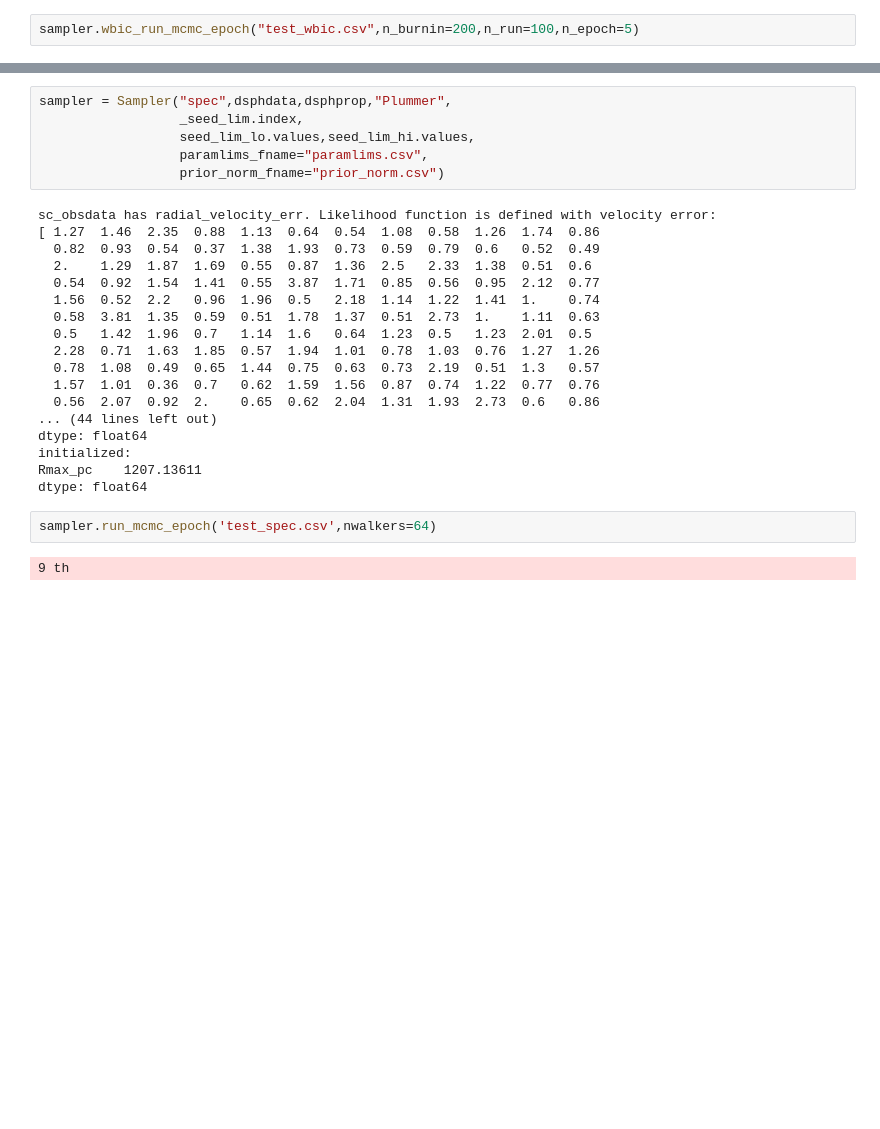
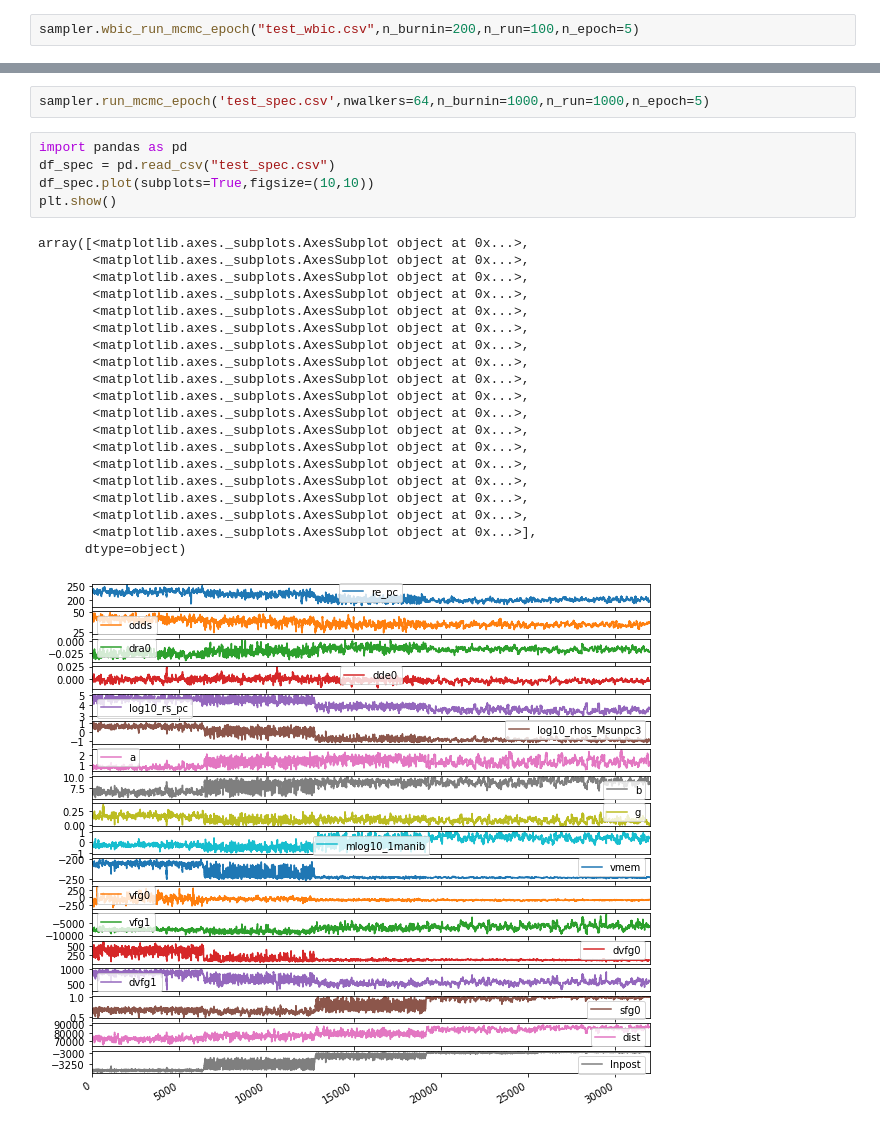
Before and after one commit to gomeshun/pydsph, a Jupyter notebook: sample/test.ipynb, the cells around one changed output, grey strips where cells are left out. Drawn from its saved outputs; the diff is of its cells as text; blank space fills up the shorter version.

```diff
--- a/sample/test.ipynb
+++ b/sample/test.ipynb
@@ -124,31 +146,31 @@ dtype: float64
-# %%
-sampler = Sampler("spec",dsphdata,dsphprop,"Plummer",
-                  _seed_lim.index,
-                  seed_lim_lo.values,seed_lim_hi.values,
-                  paramlims_fname="paramlims.csv",
-                  prior_norm_fname="prior_norm.csv")
-# %% [output]
-sc_obsdata has radial_velocity_err. Likelihood function is defined with velocity error:
-[ 1.27  1.46  2.35  0.88  1.13  0.64  0.54  1.08  0.58  1.26  1.74  0.86
-  0.82  0.93  0.54  0.37  1.38  1.93  0.73  0.59  0.79  0.6   0.52  0.49
-  2.    1.29  1.87  1.69  0.55  0.87  1.36  2.5   2.33  1.38  0.51  0.6
-  0.54  0.92  1.54  1.41  0.55  3.87  1.71  0.85  0.56  0.95  2.12  0.77
-  1.56  0.52  2.2   0.96  1.96  0.5   2.18  1.14  1.22  1.41  1.    0.74
-  0.58  3.81  1.35  0.59  0.51  1.78  1.37  0.51  2.73  1.    1.11  0.63
-  0.5   1.42  1.96  0.7   1.14  1.6   0.64  1.23  0.5   1.23  2.01  0.5
-  2.28  0.71  1.63  1.85  0.57  1.94  1.01  0.78  1.03  0.76  1.27  1.26
-  0.78  1.08  0.49  0.65  1.44  0.75  0.63  0.73  2.19  0.51  1.3   0.57
-  1.57  1.01  0.36  0.7   0.62  1.59  1.56  0.87  0.74  1.22  0.77  0.76
-  0.56  2.07  0.92  2.    0.65  0.62  2.04  1.31  1.93  2.73  0.6   0.86
-... (44 lines left out)
-dtype: float64
-initialized:
-Rmax_pc    1207.13611
-dtype: float64
 # %%
-sampler.run_mcmc_epoch('test_spec.csv',nwalkers=64)
+sampler.run_mcmc_epoch('test_spec.csv',nwalkers=64,n_burnin=1000,n_run=1000,n_epoch=5)
-# %% [output]
-9 th
+# %%
+import pandas as pd
+df_spec = pd.read_csv("test_spec.csv")
+df_spec.plot(subplots=True,figsize=(10,10))
+plt.show()
+# %% [output]
+array([<matplotlib.axes._subplots.AxesSubplot object at 0x...>,
+       <matplotlib.axes._subplots.AxesSubplot object at 0x...>,
+       <matplotlib.axes._subplots.AxesSubplot object at 0x...>,
+       <matplotlib.axes._subplots.AxesSubplot object at 0x...>,
+       <matplotlib.axes._subplots.AxesSubplot object at 0x...>,
+       <matplotlib.axes._subplots.AxesSubplot object at 0x...>,
+       <matplotlib.axes._subplots.AxesSubplot object at 0x...>,
+       <matplotlib.axes._subplots.AxesSubplot object at 0x...>,
+       <matplotlib.axes._subplots.AxesSubplot object at 0x...>,
+       <matplotlib.axes._subplots.AxesSubplot object at 0x...>,
+       <matplotlib.axes._subplots.AxesSubplot object at 0x...>,
+       <matplotlib.axes._subplots.AxesSubplot object at 0x...>,
+       <matplotlib.axes._subplots.AxesSubplot object at 0x...>,
+       <matplotlib.axes._subplots.AxesSubplot object at 0x...>,
+       <matplotlib.axes._subplots.AxesSubplot object at 0x...>,
+       <matplotlib.axes._subplots.AxesSubplot object at 0x...>,
+       <matplotlib.axes._subplots.AxesSubplot object at 0x...>,
+       <matplotlib.axes._subplots.AxesSubplot object at 0x...>],
+      dtype=object)
+[figure, added]
 # %%
 %load_ext autoreload
 %autoreload 2
```
Also changed, not shown: parts of 22 cells of this notebook.
